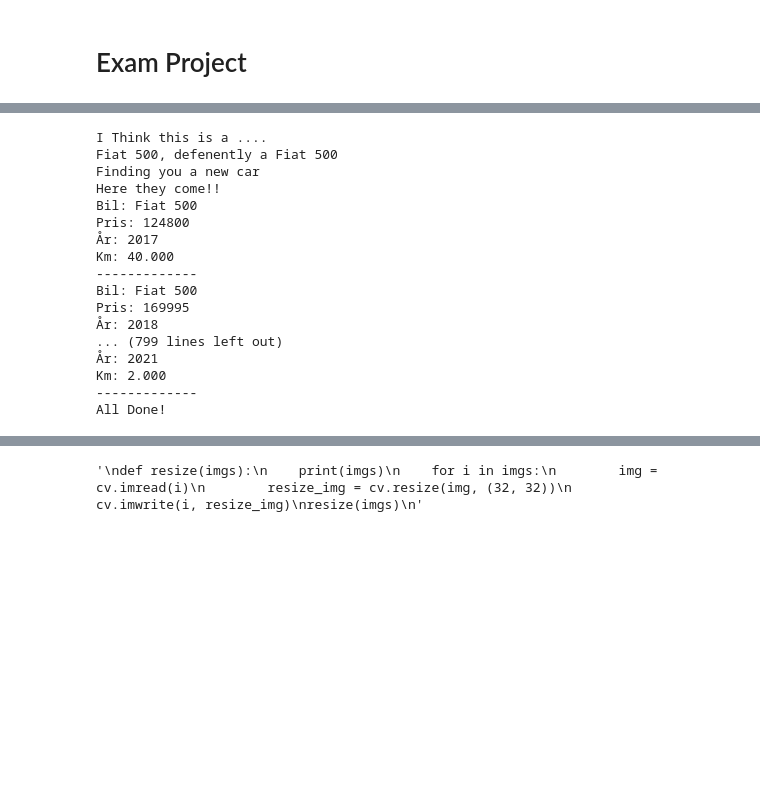
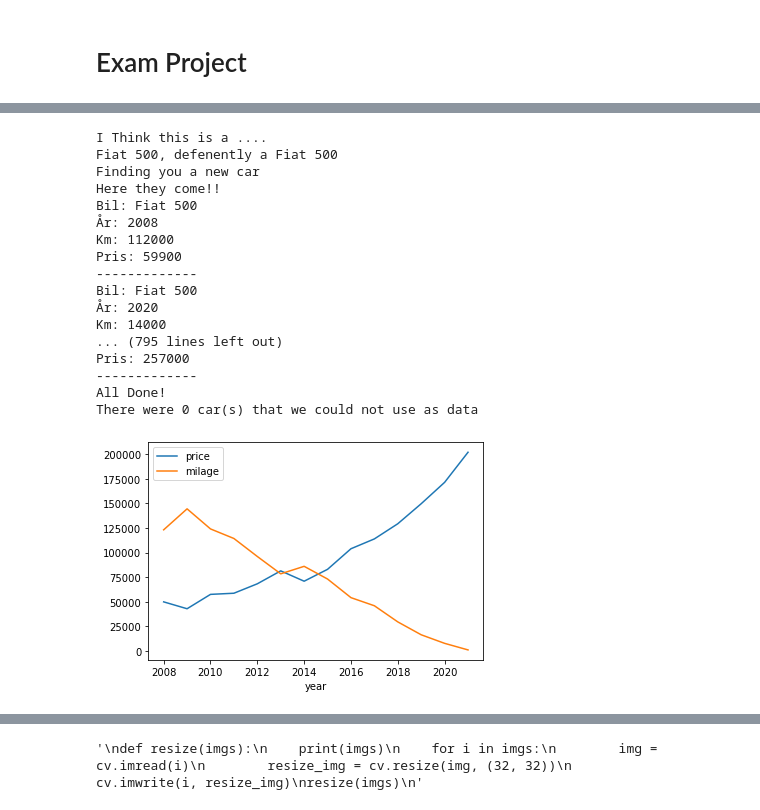
Before and after one commit to Foldager94/PythonProject, a Jupyter notebook: Exam_project.ipynb, the cells around one changed output, grey strips where cells are left out. Cells and saved outputs as stored; diff of their text form; code cells hidden in the pictures; blank space fills up the shorter version.

```diff
--- a/Exam_project.ipynb
+++ b/Exam_project.ipynb
@@ -210,23 +227,28 @@ def find_car(predict):
+# %%
+def statistic_data(list):
+    list.groupby('year').mean()
+    a.plot()
 # %%
-find_car(predict("./TestingData/FIAT_500_8.jpg"))
+statistic_data(find_car(predict("./TestingData/FIAT_500_8.jpg")))
 # %% [output]
 I Think this is a ....
 Fiat 500, defenently a Fiat 500
 Finding you a new car
 Here they come!!
 Bil: Fiat 500
-Pris: 124800
-År: 2017
-Km: 40.000
+År: 2008
+Km: 112000
+Pris: 59900
 -------------
 Bil: Fiat 500
-Pris: 169995
-År: 2018
-... (799 lines left out)
-År: 2021
-Km: 2.000
+År: 2020
+Km: 14000
+... (795 lines left out)
+Pris: 257000
 -------------
 All Done!
+There were 0 car(s) that we could not use as data
+[figure, added]
 # %%
 #Test af model
 
```
Also changed, not shown: parts of 4 cells of this notebook.
